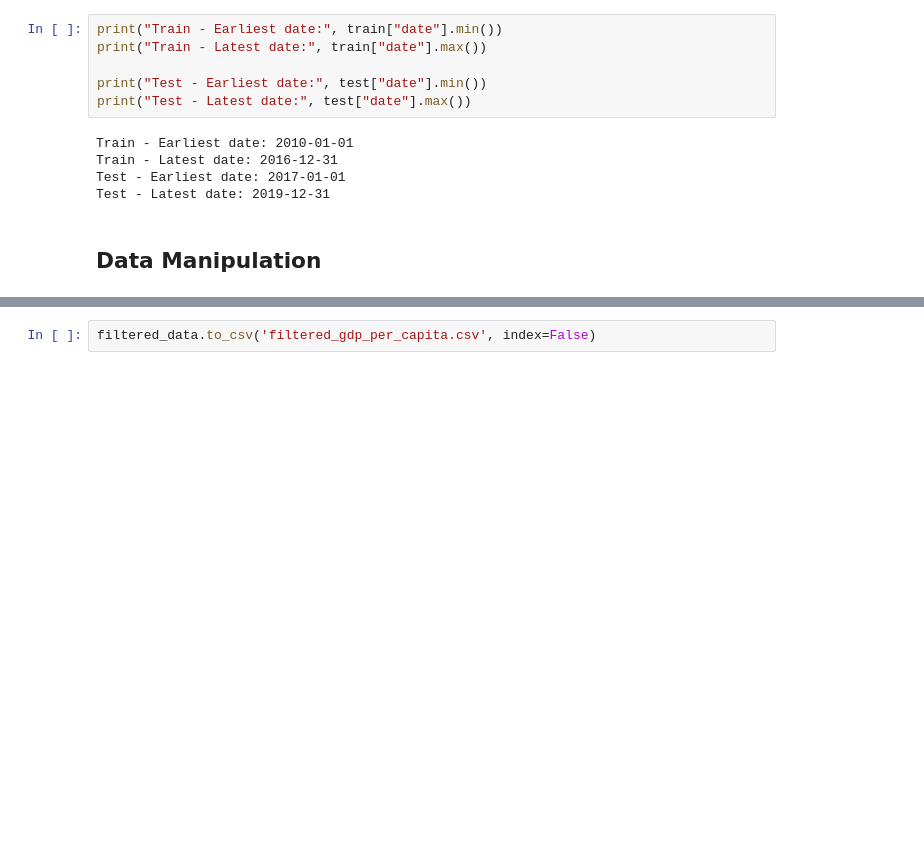
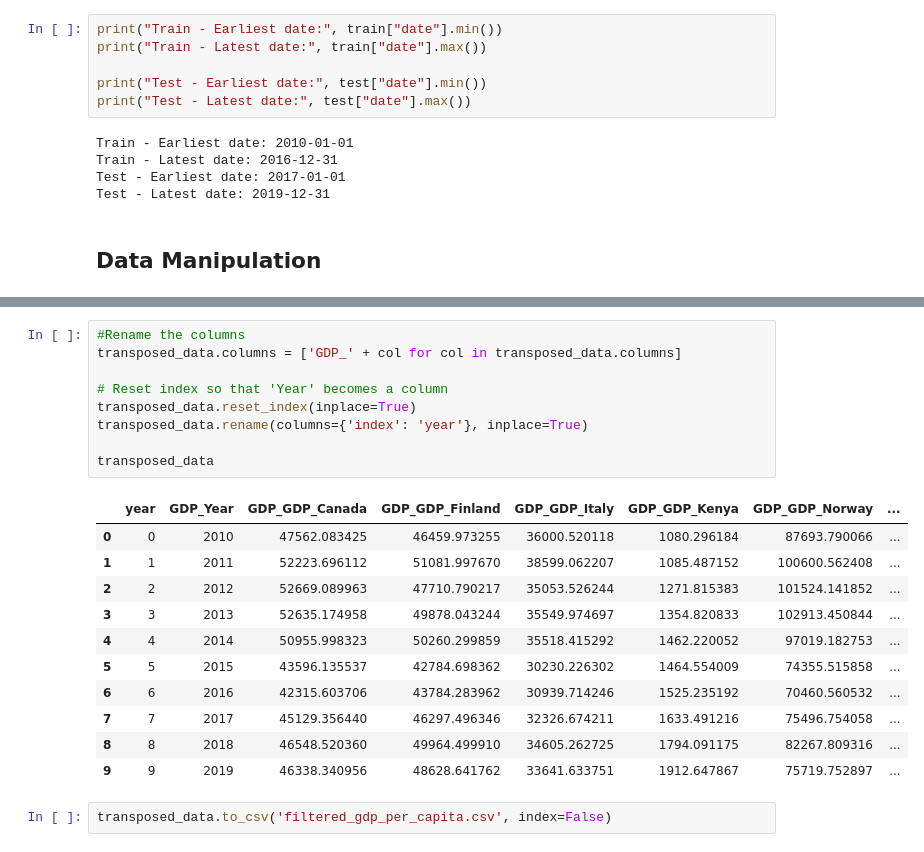
Before and after one commit to ROUSenghak/Forecasting_Sticker_Sales, a Jupyter notebook: linear_model/gdp_maniputation.ipynb, the cells around one changed output, grey strips where cells are left out. Saved outputs shown, nothing was run; the diff lists cells and outputs as text; blank space fills up the shorter version.

```diff
--- a/linear_model/data_maniputation.ipynb
+++ b/linear_model/gdp_maniputation.ipynb
@@ -111,2 +127,23 @@ display(filtered_data)
+# %%
+#Rename the columns
+transposed_data.columns = ['GDP_' + col for col in transposed_data.columns]
+
+# Reset index so that 'Year' becomes a column
+transposed_data.reset_index(inplace=True)
+transposed_data.rename(columns={'index': 'year'}, inplace=True)
+
+transposed_data
+# %% [output]
+|  | year | GDP_Year | GDP_GDP_Canada | GDP_GDP_Finland | GDP_GDP_Italy | GDP_GDP_Kenya | GDP_GDP_Norway | ... |
+| 0 | 0 | 2010 | 47562.083425 | 46459.973255 | 36000.520118 | 1080.296184 | 87693.790066 | ... |
+| 1 | 1 | 2011 | 52223.696112 | 51081.997670 | 38599.062207 | 1085.487152 | 100600.562408 | ... |
+| 2 | 2 | 2012 | 52669.089963 | 47710.790217 | 35053.526244 | 1271.815383 | 101524.141852 | ... |
+| 3 | 3 | 2013 | 52635.174958 | 49878.043244 | 35549.974697 | 1354.820833 | 102913.450844 | ... |
+| 4 | 4 | 2014 | 50955.998323 | 50260.299859 | 35518.415292 | 1462.220052 | 97019.182753 | ... |
+| 5 | 5 | 2015 | 43596.135537 | 42784.698362 | 30230.226302 | 1464.554009 | 74355.515858 | ... |
+| 6 | 6 | 2016 | 42315.603706 | 43784.283962 | 30939.714246 | 1525.235192 | 70460.560532 | ... |
+| 7 | 7 | 2017 | 45129.356440 | 46297.496346 | 32326.674211 | 1633.491216 | 75496.754058 | ... |
+| 8 | 8 | 2018 | 46548.520360 | 49964.499910 | 34605.262725 | 1794.091175 | 82267.809316 | ... |
+| 9 | 9 | 2019 | 46338.340956 | 48628.641762 | 33641.633751 | 1912.647867 | 75719.752897 | ... |
 # %%
-filtered_data.to_csv('filtered_gdp_per_capita.csv', index=False)
+transposed_data.to_csv('filtered_gdp_per_capita.csv', index=False)
```
Also changed, not shown: parts of 2 cells of this notebook, 4 other files.
